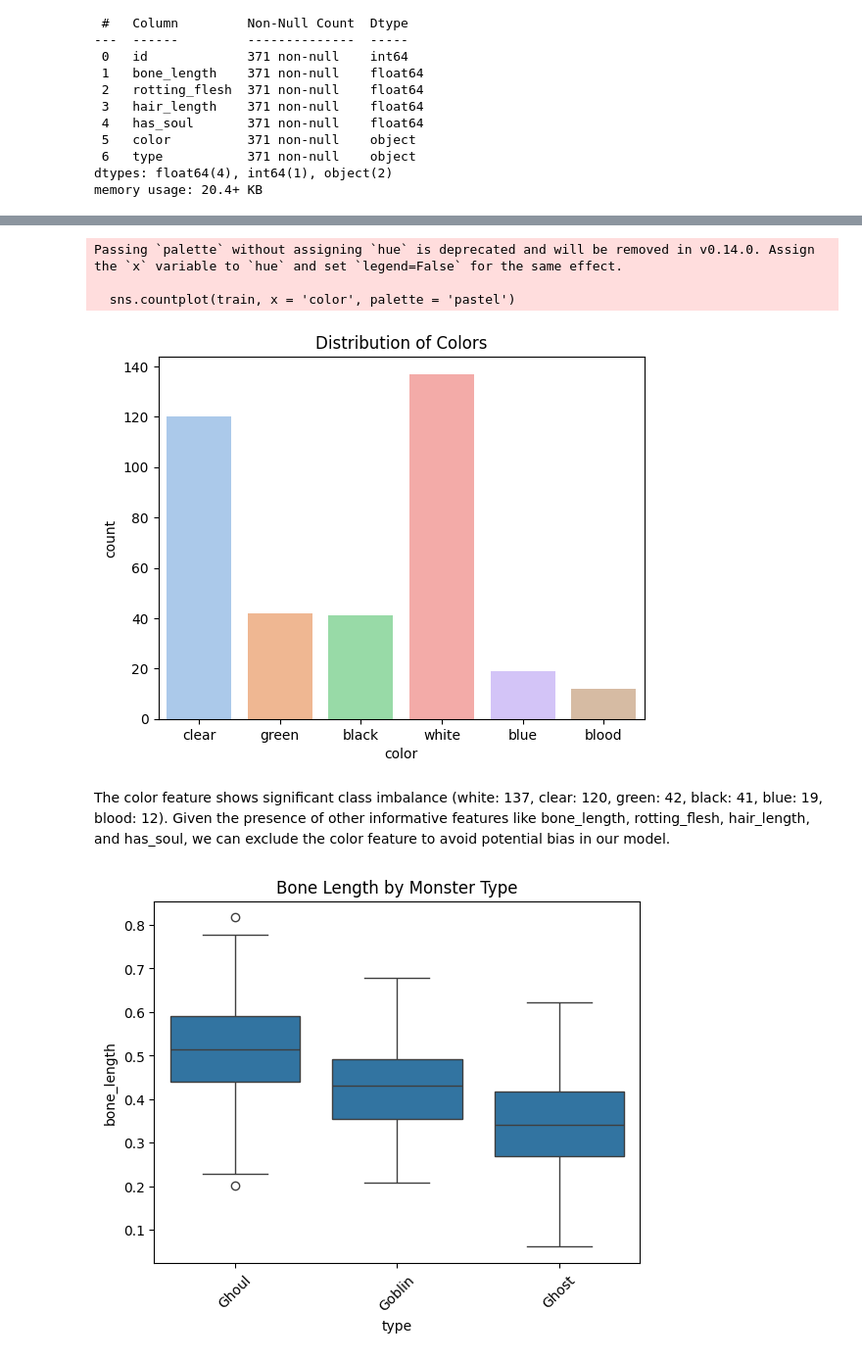
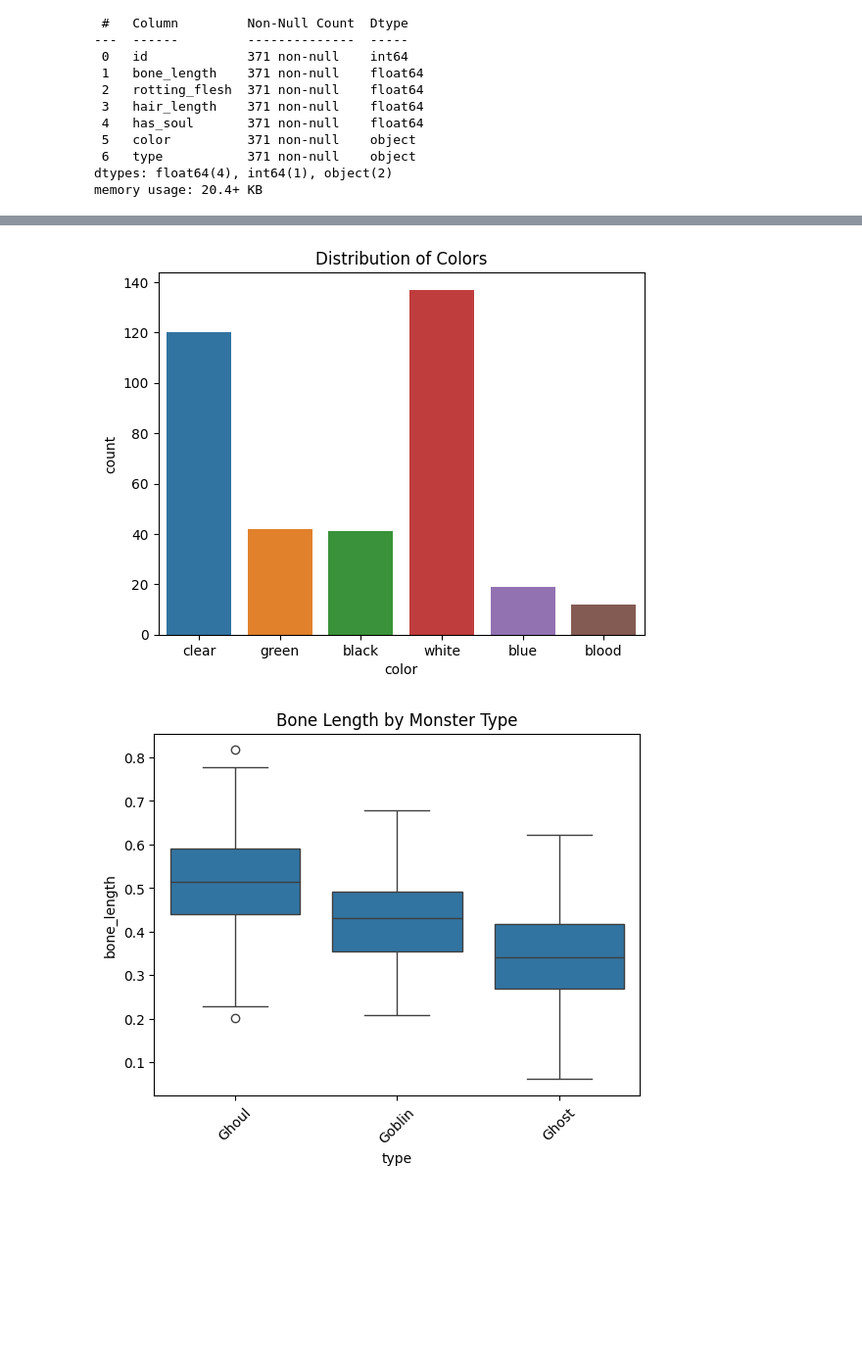
Before and after one commit to platinijcd/Monsters-Classification, a Jupyter notebook: notebook.ipynb, the cells around one changed output, grey strips where cells are left out. Shown at 98% size. Cells and saved outputs as stored; diff of their text form; code cells hidden in the pictures; blank space fills up the shorter version.

```diff
--- a/notebook.ipynb
+++ b/notebook.ipynb
@@ -91,14 +109,9 @@ Passing `palette` without assigning `hue` is deprecated and will be removed in v
 # %%
-sns.countplot(train, x = 'color', palette = 'pastel')
+sns.countplot(train, x = 'color', hue = "color")
 plt.title('Distribution of Colors')
 plt.show()
 # %% [output]
-Passing `palette` without assigning `hue` is deprecated and will be removed in v0.14.0. Assign the `x` variable to `hue` and set `legend=False` for the same effect.
-
-  sns.countplot(train, x = 'color', palette = 'pastel')
-[figure, old version]
+[figure, new version]
-# %% [markdown]
-The color feature shows significant class imbalance (white: 137, clear: 120, green: 42, black: 41, blue: 19, blood: 12). Given the presence of other informative features like bone_length, rotting_flesh, hair_length, and has_soul, we can exclude the color feature to avoid potential bias in our model.
 # %%
 sns.boxplot(data=train, x='type', y='bone_length')
 plt.title('Bone Length by Monster Type')
```
Also changed, not shown: parts of 35 cells of this notebook, 3 other files.
